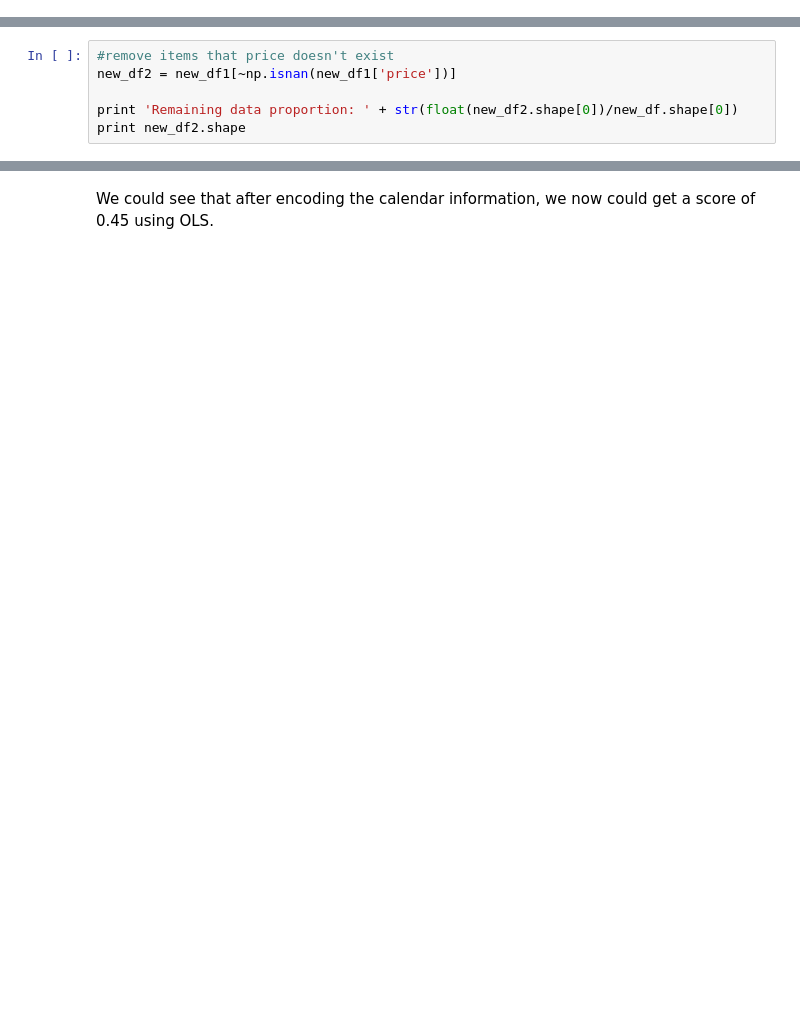
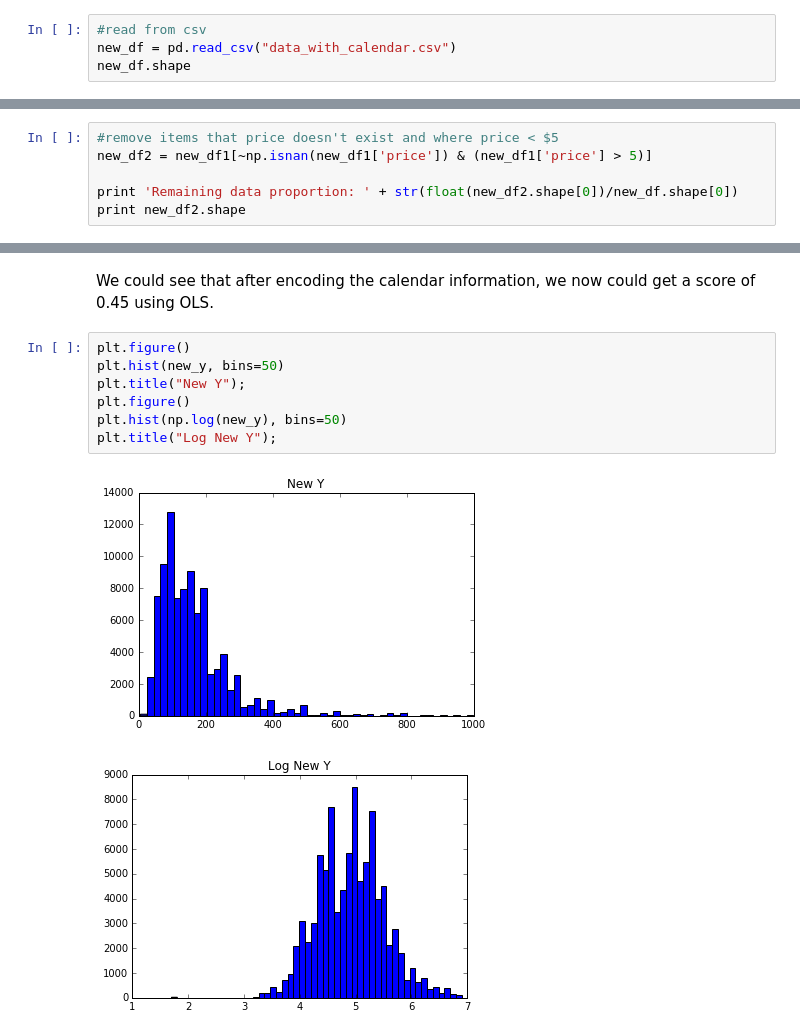
Before and after one commit to xwang146/cs109-airbnb-13, a Jupyter notebook: ModelWithCalendarInfo.ipynb, the cells around one changed output, grey strips where cells are left out. Saved outputs shown, nothing was run; the diff lists cells and outputs as text; blank space fills up the shorter version.

Commit message:
Trying fit without outliers with price less than 5 dollars

```diff
--- a/ModelWithCalendarInfo.ipynb
+++ b/ModelWithCalendarInfo.ipynb
@@ -169,0 +173,4 @@ new_df
+# %%
+#read from csv
+new_df = pd.read_csv("data_with_calendar.csv")
+new_df.shape
@@ -184,8 +193,8 @@ print new_df1.shape
 Remaining data proportion: 0.94976635514
 (104064, 33)
 # %%
-#remove items that price doesn't exist
-new_df2 = new_df1[~np.isnan(new_df1['price'])]
+#remove items that price doesn't exist and where price < $5
+new_df2 = new_df1[~np.isnan(new_df1['price']) & (new_df1['price'] > 5)]
 
 print 'Remaining data proportion: ' + str(float(new_df2.shape[0])/new_df.shape[0])
 print new_df2.shape
@@ -305,2 +314,12 @@ Train 0.454 Test 0.455
 # %% [markdown]
 We could see that after encoding the calendar information, we now could get a score of 0.45 using OLS.
+# %%
+plt.figure()
+plt.hist(new_y, bins=50)
+plt.title("New Y");
+plt.figure()
+plt.hist(np.log(new_y), bins=50)
+plt.title("Log New Y");
+# %% [output]
+[figure, added]
+[figure, added]
```
Also changed, not shown: parts of 11 cells of this notebook.
